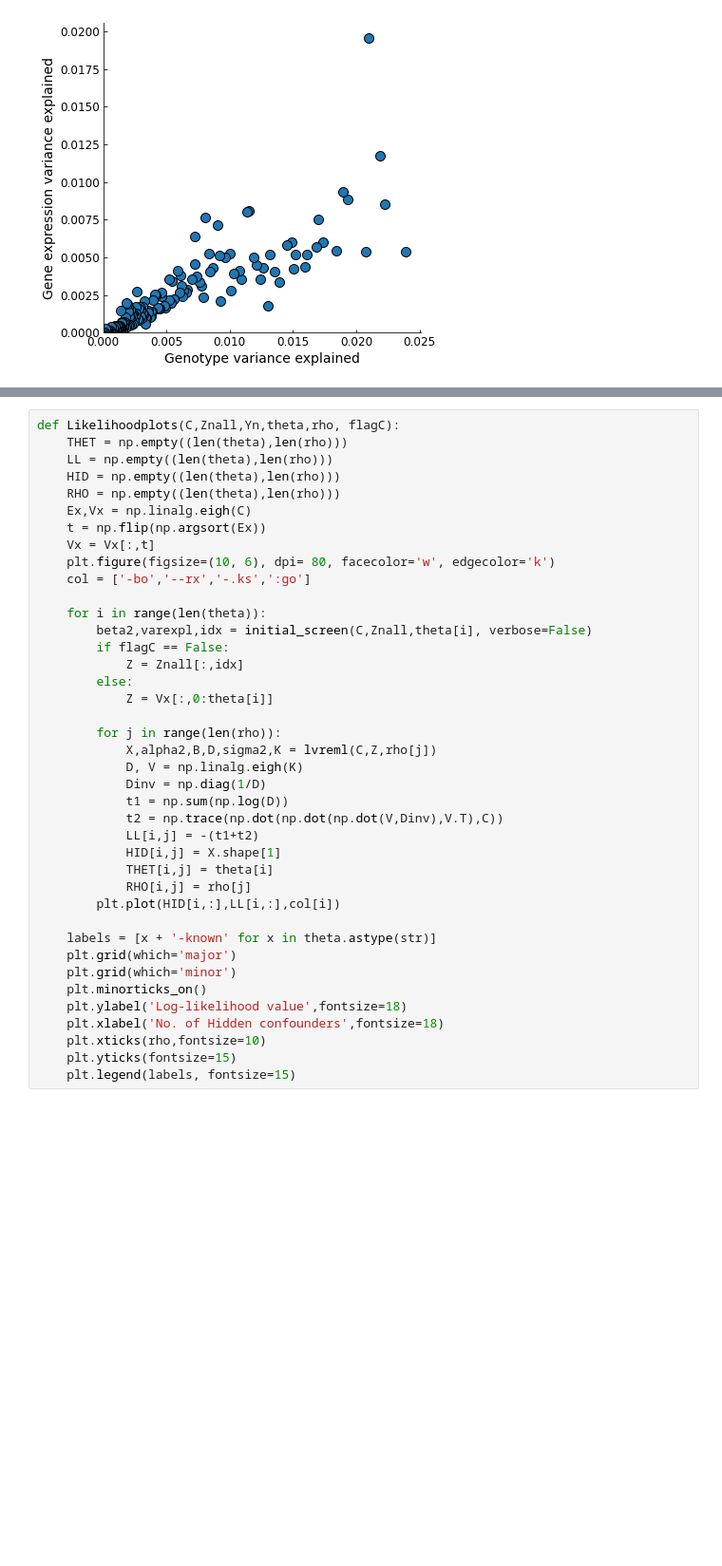
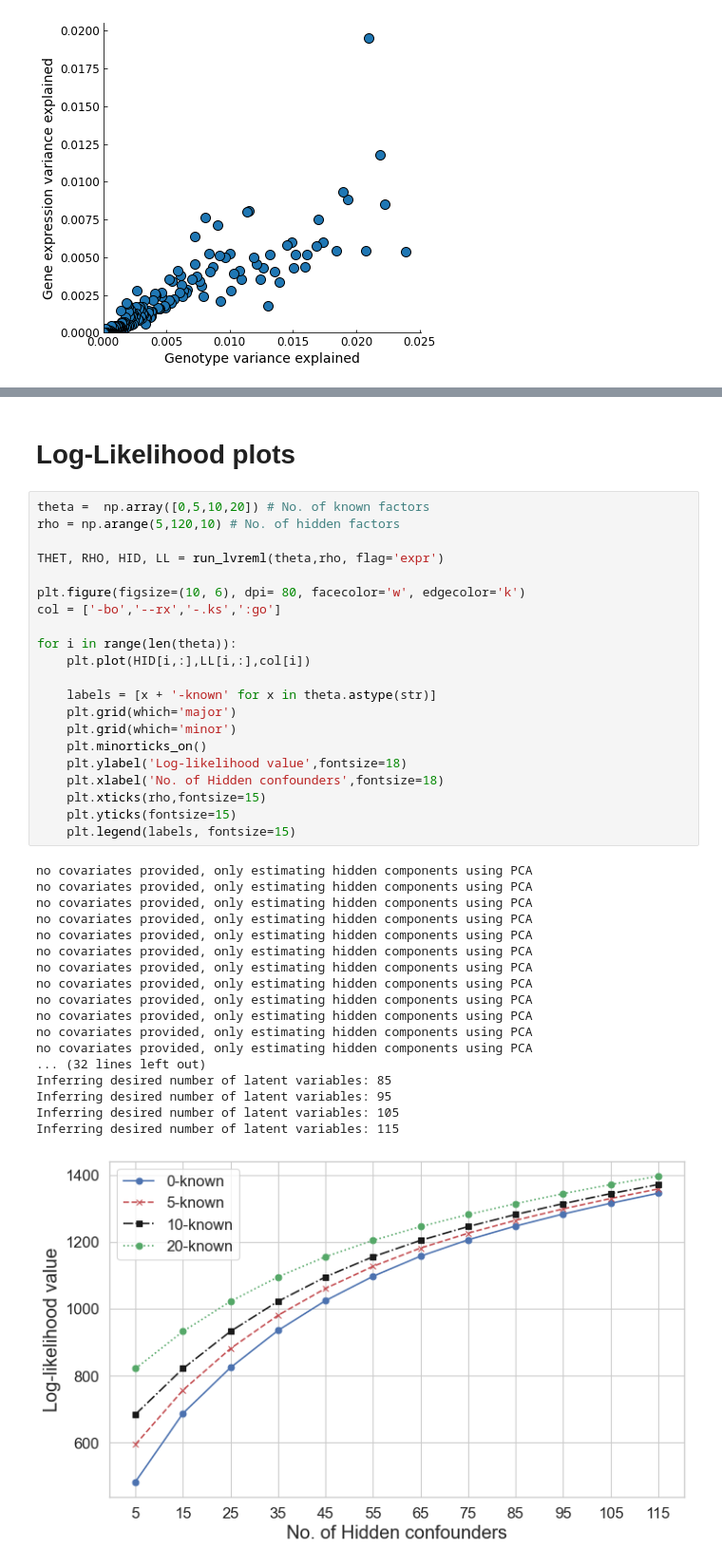
Before and after one commit to AmmarMalik93/LVREML-Python, a Jupyter notebook: LVREML_tutorial.ipynb, the cells around one changed output, grey strips where cells are left out. Shown at 95% size. Cells and saved outputs as stored; diff of their text form; blank space fills up the shorter version.

```diff
--- a/LVREML_tutorial.ipynb
+++ b/LVREML_tutorial.ipynb
@@ -124,40 +148,42 @@ no covariates provided, only estimating hidden components using PCA
+# %% [markdown]
+# Log-Likelihood plots
 # %%
-def Likelihoodplots(C,Znall,Yn,theta,rho, flagC):
-    THET = np.empty((len(theta),len(rho)))
-    LL = np.empty((len(theta),len(rho)))
-    HID = np.empty((len(theta),len(rho)))
-    RHO = np.empty((len(theta),len(rho)))
-    Ex,Vx = np.linalg.eigh(C)
-    t = np.flip(np.argsort(Ex))
-    Vx = Vx[:,t]
-    plt.figure(figsize=(10, 6), dpi= 80, facecolor='w', edgecolor='k')
-    col = ['-bo','--rx','-.ks',':go']
+theta =  np.array([0,5,10,20]) # No. of known factors
+rho = np.arange(5,120,10) # No. of hidden factors
 
-    for i in range(len(theta)):
-        beta2,varexpl,idx = initial_screen(C,Znall,theta[i], verbose=False)
-        if flagC == False:
-            Z = Znall[:,idx]
-        else:
-            Z = Vx[:,0:theta[i]]
+THET, RHO, HID, LL = run_lvreml(theta,rho, flag='expr')
 
-        for j in range(len(rho)):
-            X,alpha2,B,D,sigma2,K = lvreml(C,Z,rho[j])
-            D, V = np.linalg.eigh(K)
-            Dinv = np.diag(1/D)
-            t1 = np.sum(np.log(D))
-            t2 = np.trace(np.dot(np.dot(np.dot(V,Dinv),V.T),C))
-            LL[i,j] = -(t1+t2)
-            HID[i,j] = X.shape[1]
-            THET[i,j] = theta[i]
-            RHO[i,j] = rho[j]
-        plt.plot(HID[i,:],LL[i,:],col[i])
+plt.figure(figsize=(10, 6), dpi= 80, facecolor='w', edgecolor='k')
+col = ['-bo','--rx','-.ks',':go']
+
+for i in range(len(theta)):
+    plt.plot(HID[i,:],LL[i,:],col[i])
 
     labels = [x + '-known' for x in theta.astype(str)]
     plt.grid(which='major')
     plt.grid(which='minor')
     plt.minorticks_on()
     plt.ylabel('Log-likelihood value',fontsize=18)
     plt.xlabel('No. of Hidden confounders',fontsize=18)
-    plt.xticks(rho,fontsize=10)
+    plt.xticks(rho,fontsize=15)
     plt.yticks(fontsize=15)
     plt.legend(labels, fontsize=15)
+# %% [output]
+no covariates provided, only estimating hidden components using PCA
+no covariates provided, only estimating hidden components using PCA
+no covariates provided, only estimating hidden components using PCA
+no covariates provided, only estimating hidden components using PCA
+no covariates provided, only estimating hidden components using PCA
+no covariates provided, only estimating hidden components using PCA
+no covariates provided, only estimating hidden components using PCA
+no covariates provided, only estimating hidden components using PCA
+no covariates provided, only estimating hidden components using PCA
+no covariates provided, only estimating hidden components using PCA
+no covariates provided, only estimating hidden components using PCA
+no covariates provided, only estimating hidden components using PCA
+... (32 lines left out)
+Inferring desired number of latent variables: 85
+Inferring desired number of latent variables: 95
+Inferring desired number of latent variables: 105
+Inferring desired number of latent variables: 115
+[figure, added]
```
Also changed, not shown: parts of 13 cells of this notebook, 3 other files.
